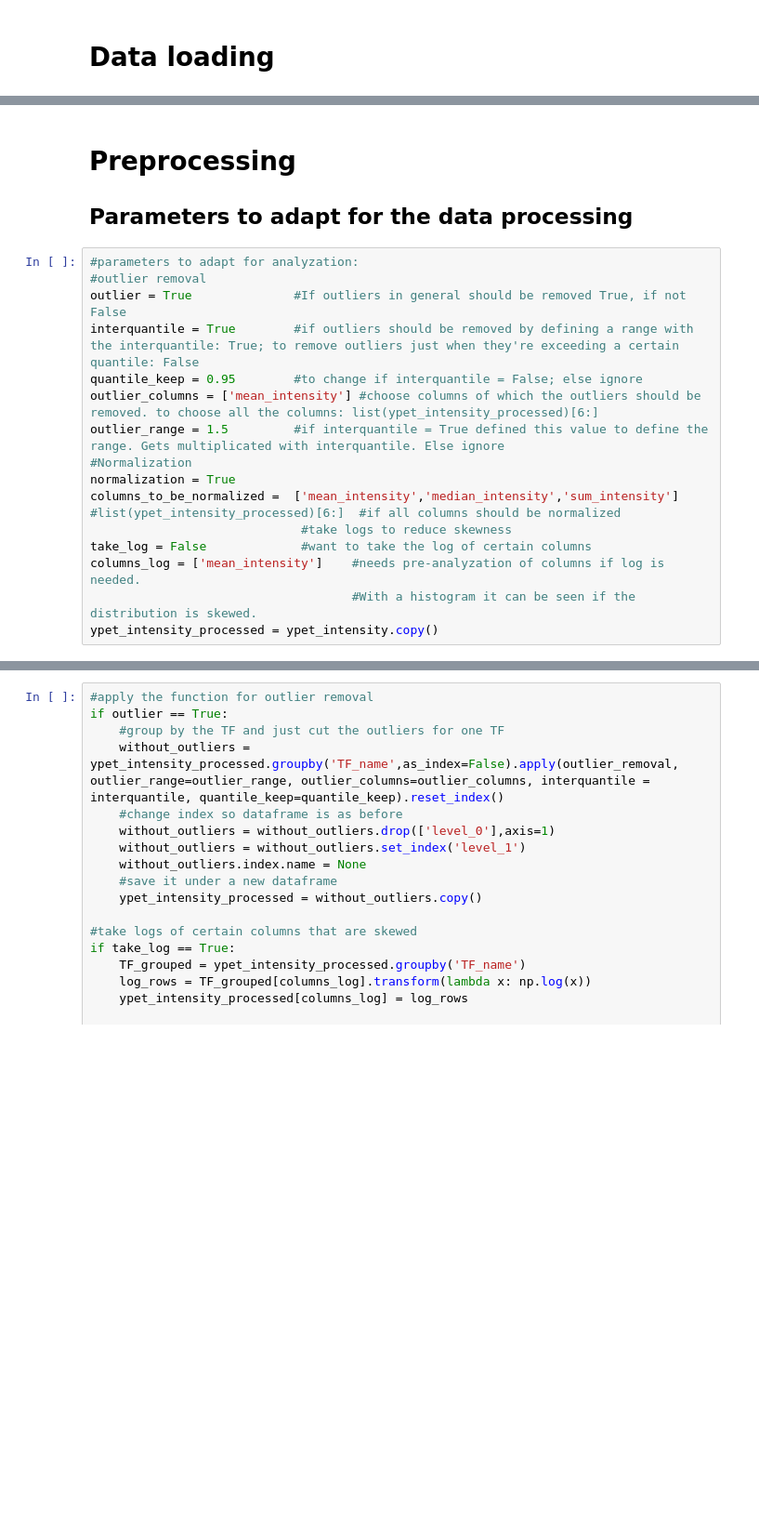
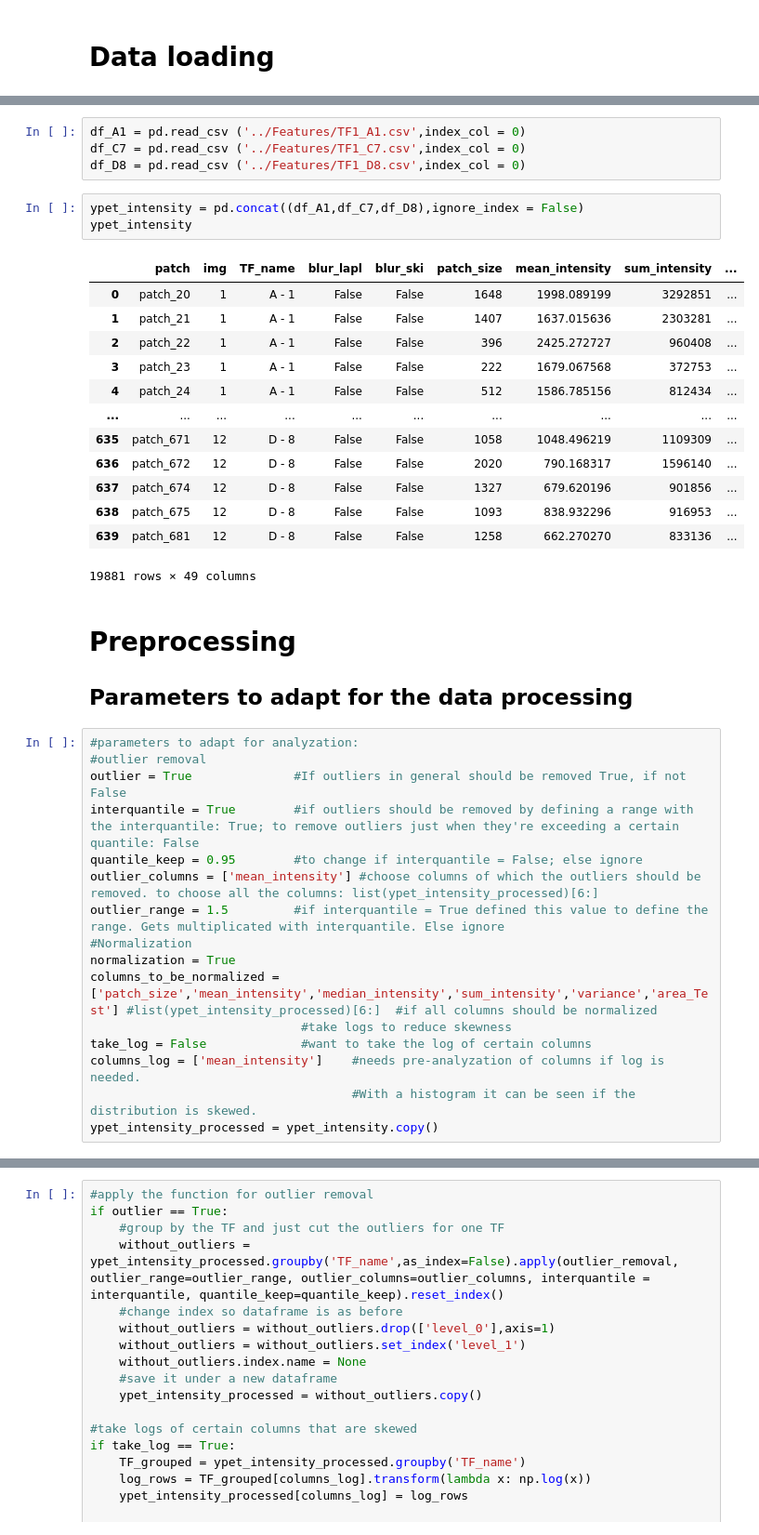
Before and after one commit to CS-433/ml-project-2-transcripted_cherry, a Jupyter notebook: Jupyter notebooks/Task_2.ipynb, the cells around one changed output, grey strips where cells are left out. Shown at 93% size. Saved outputs shown, nothing was run; the diff lists cells and outputs as text; blank space fills up the shorter version.

```diff
--- a/Jupyter notebooks/Task_2.ipynb
+++ b/Jupyter notebooks/Task_2.ipynb
@@ -46,3 +61,24 @@ ypet_intensity
+# %%
+df_A1 = pd.read_csv ('../Features/TF1_A1.csv',index_col = 0)
+df_C7 = pd.read_csv ('../Features/TF1_C7.csv',index_col = 0)
+df_D8 = pd.read_csv ('../Features/TF1_D8.csv',index_col = 0)
+# %%
+ypet_intensity = pd.concat((df_A1,df_C7,df_D8),ignore_index = False)
+ypet_intensity
+# %% [output]
+|  | patch | img | TF_name | blur_lapl | blur_ski | patch_size | mean_intensity | sum_intensity | ... |
+| 0 | patch_20 | 1 | A - 1 | False | False | 1648 | 1998.089199 | 3292851 | ... |
+| 1 | patch_21 | 1 | A - 1 | False | False | 1407 | 1637.015636 | 2303281 | ... |
+| 2 | patch_22 | 1 | A - 1 | False | False | 396 | 2425.272727 | 960408 | ... |
+| 3 | patch_23 | 1 | A - 1 | False | False | 222 | 1679.067568 | 372753 | ... |
+| 4 | patch_24 | 1 | A - 1 | False | False | 512 | 1586.785156 | 812434 | ... |
+| ... | ... | ... | ... | ... | ... | ... | ... | ... | ... |
+| 635 | patch_671 | 12 | D - 8 | False | False | 1058 | 1048.496219 | 1109309 | ... |
+| 636 | patch_672 | 12 | D - 8 | False | False | 2020 | 790.168317 | 1596140 | ... |
+| 637 | patch_674 | 12 | D - 8 | False | False | 1327 | 679.620196 | 901856 | ... |
+| 638 | patch_675 | 12 | D - 8 | False | False | 1093 | 838.932296 | 916953 | ... |
+| 639 | patch_681 | 12 | D - 8 | False | False | 1258 | 662.270270 | 833136 | ... |
+19881 rows × 49 columns
 # %% [markdown]
 # Preprocessing
 
@@ -57,7 +93,7 @@ outlier_columns = ['mean_intensity'] #choose columns of which the outliers shoul
 outlier_range = 1.5         #if interquantile = True defined this value to define the range. Gets multiplicated with interquantile. Else ignore
 #Normalization
 normalization = True
-columns_to_be_normalized =  ['mean_intensity','median_intensity','sum_intensity'] #list(ypet_intensity_processed)[6:]  #if all columns should be normalized
+columns_to_be_normalized =  ['patch_size','mean_intensity','median_intensity','sum_intensity','variance','area_Test'] #list(ypet_intensity_processed)[6:]  #if all columns should be normalized
                              #take logs to reduce skewness
 take_log = False             #want to take the log of certain columns
 columns_log = ['mean_intensity']    #needs pre-analyzation of columns if log is needed.
```
Also changed, not shown: parts of 13 cells of this notebook, 2 other files.
